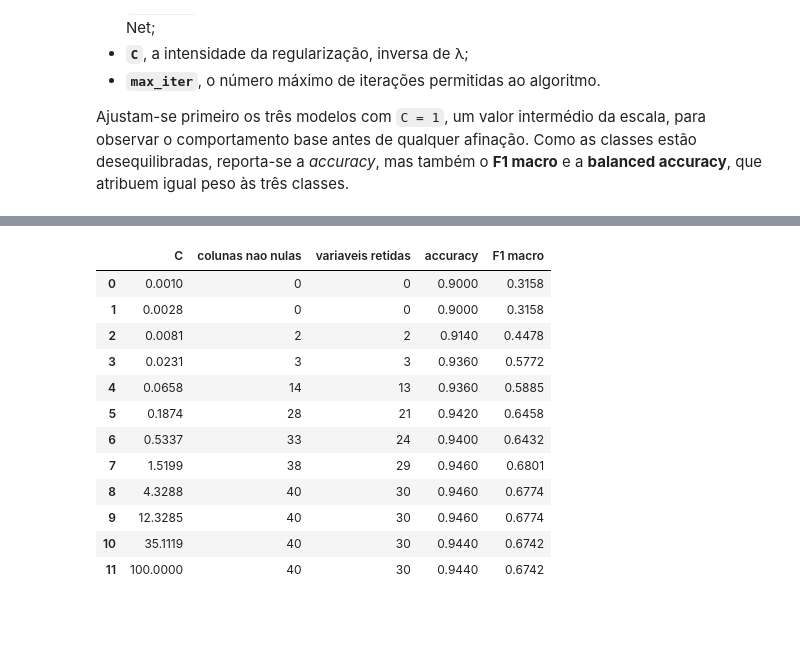
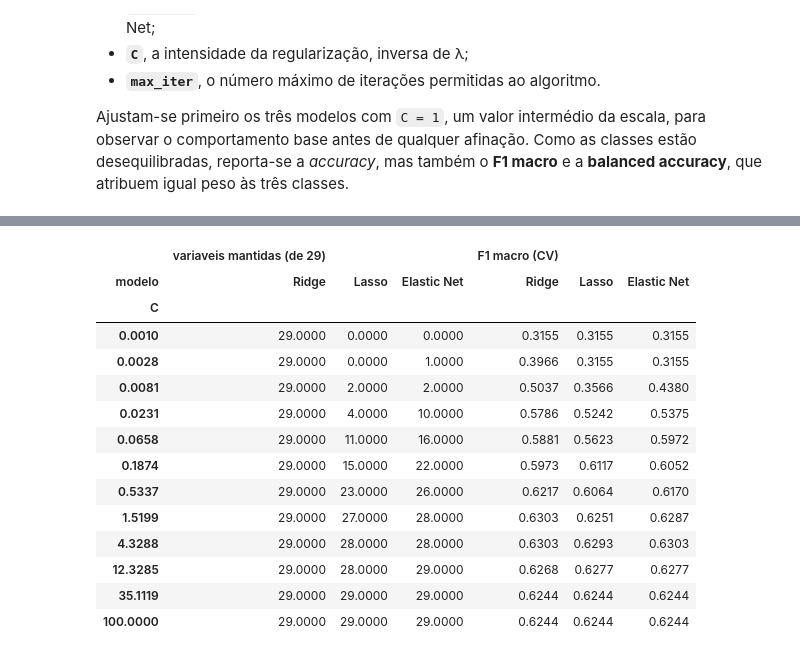
Before and after one commit to AmirMasnavi/APRAU-group-22, a Jupyter notebook: notebooks/05_feature_selection.ipynb, the cells around one changed output, grey strips where cells are left out. Saved outputs shown, nothing was run; the diff lists cells and outputs as text; code cells hidden in the pictures; blank space fills up the shorter version.

```diff
--- a/notebooks/05_feature_selection.ipynb
+++ b/notebooks/05_feature_selection.ipynb
@@ -74,7 +80,7 @@ pd.set_option('display.max_columns', 60)
 pd.set_option('display.float_format', '{:.4f}'.format)
 sns.set_theme(style='whitegrid', context='notebook')
 
-RANDOM_STATE = 42
+RANDOM_STATE = 22
 print('scikit-learn:', sklearn.__version__)
 
 nome_ficheiro = 'dataset_grupo_22.csv'
@@ -86,8 +92,8 @@ if caminho is None:
 df = pd.read_csv(caminho)
 TARGET_REG, TARGET_CLS = 'target_regression', 'target_class'
 
-# Colunas removidas com base na analise exploratoria (constante e redundantes)
-REMOVIDAS = ['calcium_baseline', 'age_normalized', 'systolic_index']
+# Colunas removidas na analise exploratoria: constante, duplicadas e sem ligacao ao paciente
+REMOVIDAS = ['calcium_baseline', 'age_normalized', 'systolic_index', 'ldl_alternative']
 
 num_cols = [c for c in df.select_dtypes(include='number').columns
             if c not in REMOVIDAS + [TARGET_REG]]
@@ -109,6 +115,12 @@ X_test_esc = escalador.transform(X_test)
 
 cv = StratifiedKFold(n_splits=5, shuffle=True, random_state=RANDOM_STATE)
 
+# Nomes das duas contagens usadas em todo o notebook, com o total no proprio nome
+N_COLUNAS = len(colunas)
+N_VARIAVEIS = len(num_cols) + len(cat_cols)
+COL_COLUNAS = f'colunas mantidas (de {N_COLUNAS})'
+COL_VARIAVEIS = f'variaveis mantidas (de {N_VARIAVEIS})'
+
 print(f'Variaveis originais: {len(num_cols)} numericas + {len(cat_cols)} categoricas '
       f'= {len(num_cols) + len(cat_cols)}')
 print(f'Colunas apos get_dummies: {len(colunas)}')
@@ -172,8 +185,8 @@ for nome, ratio in MODELOS:
     modelo.fit(X_train_esc, y_train)
     linhas.append(metricas(modelo, X_test_esc, nome,
                            {'l1_ratio': ratio, 'C': 1.0,
-                            'nao nulos': int((magnitudes(modelo) > 1e-4).sum())}))
+                            COL_COLUNAS: int((magnitudes(modelo) > 1e-4).sum())}))
 
 pd.DataFrame(linhas).set_index('modelo')[['l1_ratio', 'C', 'accuracy',
-                                          'F1 macro', 'balanced acc', 'nao nulos']]
+                                          'F1 macro', 'balanced acc', COL_COLUNAS]]
 # %% [output]
@@ -202,43 +231,67 @@ desempenho no conjunto de teste.
 # %%
 GRELHA_C = np.logspace(-3, 2, 12)
 
-def variaveis_retidas(modelo, nomes_colunas):
-    """Converte colunas nao nulas em variaveis originais."""
+def variaveis_mantidas(modelo, nomes_colunas):
+    """Converte as colunas mantidas nas variaveis originais correspondentes."""
     valores = magnitudes(modelo)
     vivas = {nomes_colunas[i] for i in range(len(nomes_colunas)) if valores[i] > 1e-4}
     numericas = [c for c in num_cols if c in vivas]
     categoricas = [c for c in cat_cols
                    if any(v.startswith(c + '_') for v in vivas)]
     return numericas, categoricas, len(vivas)
 
-percurso = []
-for C in GRELHA_C:
-    modelo = LogisticRegression(solver='saga', l1_ratio=1.0, C=C,
-                                max_iter=10000, random_state=RANDOM_STATE)
-    modelo.fit(X_train_esc, y_train)
-    retidas_num, retidas_cat, n_colunas = variaveis_retidas(modelo, colunas)
-    previsto = modelo.predict(X_test_esc)
-    percurso.append({'C': C,
-                     'colunas nao nulas': n_colunas,
-                     'variaveis retidas': len(retidas_num) + len(retidas_cat),
-                     'accuracy': accuracy_score(y_test, previsto),
-                     'F1 macro': f1_score(y_test, previsto, average='macro')})
+def avaliar_cv(l1_ratio, C, X_treino_df, y_treino, class_weight=None):
+    """Validacao cruzada estratificada, padronizando dentro de cada particao."""
+    pontuacoes = []
+    for idx_treino, idx_validacao in cv.split(X_treino_df, y_treino):
+        X_a = X_treino_df.iloc[idx_treino]
+        X_b = X_treino_df.iloc[idx_validacao]
+        y_a = y_treino.iloc[idx_treino]
+        y_b = y_treino.iloc[idx_validacao]
 
-percurso = pd.DataFrame(percurso)
-percurso
+        escala = StandardScaler()
+        X_a_esc = escala.fit_transform(X_a)   # ajustado so nesta particao
+        X_b_esc = escala.transform(X_b)       # aplicado a particao de validacao
+
+        modelo = LogisticRegression(solver='saga', l1_ratio=l1_ratio, C=C,
+                                    max_iter=10000, class_weight=class_weight,
+                                    random_state=RANDOM_STATE)
+        modelo.fit(X_a_esc, y_a)
+        pontuacoes.append(f1_score(y_b, modelo.predict(X_b_esc), average='macro'))
+    return float(np.mean(pontuacoes)), float(np.std(pontuacoes))
+
+registos = []
+for nome, ratio in MODELOS:
+    for C in GRELHA_C:
+        media, desvio = avaliar_cv(ratio, C, X_train, y_train)
+        modelo = LogisticRegression(solver='saga', l1_ratio=ratio, C=C,
+                                    max_iter=10000, random_state=RANDOM_STATE)
+        modelo.fit(X_train_esc, y_train)          # so para contar o que sobrevive
+        mantidas_num, mantidas_cat, n_colunas = variaveis_mantidas(modelo, colunas)
+        registos.append({'modelo': nome, 'C': C,
+                         COL_COLUNAS: n_colunas,
+                         COL_VARIAVEIS: len(mantidas_num) + len(mantidas_cat),
+                         'F1 macro (CV)': media, 'desvio (CV)': desvio})
+
+percurso = pd.DataFrame(registos)
+ordem = [nome for nome, _ in MODELOS]
+percurso.pivot(index='C', columns='modelo',
+               values=[COL_VARIAVEIS, 'F1 macro (CV)']).reindex(ordem, axis=1, level=1)
 # %% [output]
-|  | C | colunas nao nulas | variaveis retidas | accuracy | F1 macro |
-| 0 | 0.0010 | 0 | 0 | 0.9000 | 0.3158 |
-| 1 | 0.0028 | 0 | 0 | 0.9000 | 0.3158 |
-| 2 | 0.0081 | 2 | 2 | 0.9140 | 0.4478 |
-| 3 | 0.0231 | 3 | 3 | 0.9360 | 0.5772 |
-| 4 | 0.0658 | 14 | 13 | 0.9360 | 0.5885 |
-| 5 | 0.1874 | 28 | 21 | 0.9420 | 0.6458 |
-| 6 | 0.5337 | 33 | 24 | 0.9400 | 0.6432 |
-| 7 | 1.5199 | 38 | 29 | 0.9460 | 0.6801 |
-| 8 | 4.3288 | 40 | 30 | 0.9460 | 0.6774 |
-| 9 | 12.3285 | 40 | 30 | 0.9460 | 0.6774 |
-| 10 | 35.1119 | 40 | 30 | 0.9440 | 0.6742 |
-| 11 | 100.0000 | 40 | 30 | 0.9440 | 0.6742 |
+|  | variaveis mantidas (de 29) |  |  | F1 macro (CV) |  |  |
+| modelo | Ridge | Lasso | Elastic Net | Ridge | Lasso | Elastic Net |
+| C |  |  |  |  |  |  |
+| 0.0010 | 29.0000 | 0.0000 | 0.0000 | 0.3155 | 0.3155 | 0.3155 |
+| 0.0028 | 29.0000 | 0.0000 | 1.0000 | 0.3966 | 0.3155 | 0.3155 |
+| 0.0081 | 29.0000 | 2.0000 | 2.0000 | 0.5037 | 0.3566 | 0.4380 |
+| 0.0231 | 29.0000 | 4.0000 | 10.0000 | 0.5786 | 0.5242 | 0.5375 |
+| 0.0658 | 29.0000 | 11.0000 | 16.0000 | 0.5881 | 0.5623 | 0.5972 |
+| 0.1874 | 29.0000 | 15.0000 | 22.0000 | 0.5973 | 0.6117 | 0.6052 |
+| 0.5337 | 29.0000 | 23.0000 | 26.0000 | 0.6217 | 0.6064 | 0.6170 |
+| 1.5199 | 29.0000 | 27.0000 | 28.0000 | 0.6303 | 0.6251 | 0.6287 |
+| 4.3288 | 29.0000 | 28.0000 | 28.0000 | 0.6303 | 0.6293 | 0.6303 |
+| 12.3285 | 29.0000 | 28.0000 | 29.0000 | 0.6268 | 0.6277 | 0.6277 |
+| 35.1119 | 29.0000 | 29.0000 | 29.0000 | 0.6244 | 0.6244 | 0.6244 |
+| 100.0000 | 29.0000 | 29.0000 | 29.0000 | 0.6244 | 0.6244 | 0.6244 |
 # %%
 fig, (ax1, ax2) = plt.subplots(1, 2, figsize=(14, 4.5))
```
Also changed, not shown: parts of 31 cells of this notebook, 7 other files.
